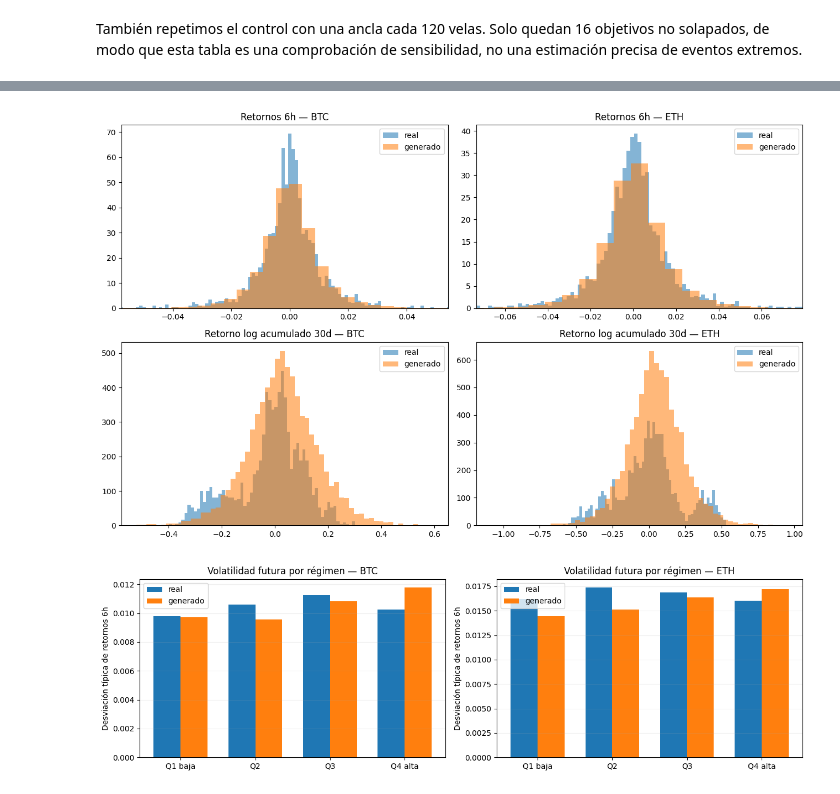
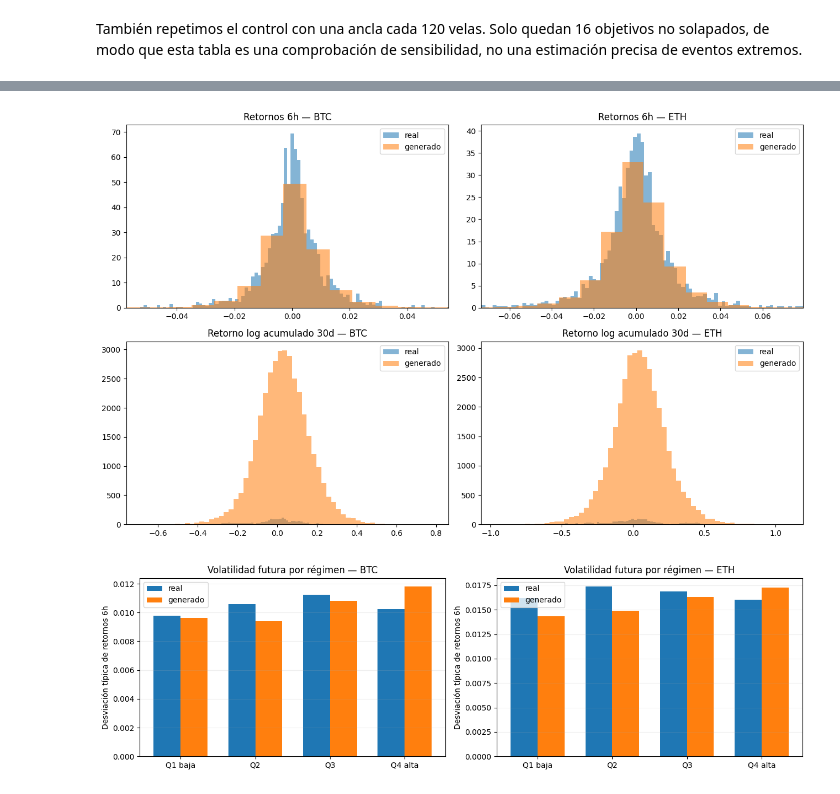
Before and after one commit to hipaor01/Taller_Generativos, a Jupyter notebook: notebooks/CVAE_BTC_ETH.ipynb, the cells around one changed output, grey strips where cells are left out. Saved outputs shown, nothing was run; the diff lists cells and outputs as text; code cells hidden in the pictures.

Commit message:
Use common trajectory evaluator in CVAE notebook

```diff
--- a/notebooks/CVAE_BTC_ETH.ipynb
+++ b/notebooks/CVAE_BTC_ETH.ipynb
@@ -29,7 +29,6 @@ import warnings
 import matplotlib.pyplot as plt
 import numpy as np
 import pandas as pd
-from scipy.stats import wasserstein_distance
 import tensorflow as tf
 from tensorflow import keras
 from tensorflow.keras import layers
@@ -44,6 +43,15 @@ if not (ROOT / "data").exists():
     ROOT = ROOT.parent
 sys.path.insert(0, str(ROOT / "src"))
 
+from crypto_generative.evaluation import (
+    CrossAssetDependenceConfig,
+    DiversityMemorizationConfig,
+    RiskMetricsConfig,
+    TemporalDependenceConfig,
+    TrajectoryEvaluator,
+    TrajectoryMetricsConfig,
+)
+
 DATASET_PATH = ROOT / "data/normalized/binance/btc_eth_6h_c240_t120_train_normalized.npz"
 SPLIT_PATH = ROOT / "data/splits/binance/btc_eth_6h_c240_t120_purged_split.npz"
 OUTPUT_DIR = ROOT / "outputs/cvae_best"
@@ -52,13 +60,13 @@ BATCH_SIZE = 128
 MAX_EPOCHS = 60
 PATIENCE = 10
 SEED = 42
-SCENARIOS_PER_CONDITION = 4
+SCENARIOS_PER_CONDITION = 20
 
 keras.utils.set_random_seed(SEED)
 
 print("TensorFlow:", tf.__version__)
 print("Dispositivos:", tf.config.list_physical_devices())
-print("Raíz del proyecto:", ROOT)
+print("Raíz del proyecto detectada:", ROOT.name)
 # %% [output]
 TensorFlow: 2.21.0
 Dispositivos: [PhysicalDevice(name='/physical_device:CPU:0', device_type='CPU')]
@@ -730,0 +634,27 @@ pd.Series(test_metrics, name="valor").to_frame()
+# %%
+test_conditions_flat = np.repeat(c_test, SCENARIOS_PER_CONDITION, axis=0)
+generated_normalized_flat = sample_decoder(
+    decoder, test_conditions_flat, seed=20_260_805
+)
+generated_conditional_normalized = generated_normalized_flat.reshape(
+    len(x_test), SCENARIOS_PER_CONDITION, *x_test.shape[1:]
+)
+
+reference_returns = (
+    x_test * return_scale[None, None, :] + return_mean[None, None, :]
+).astype(np.float64)
+training_returns = (
+    x_train * return_scale[None, None, :] + return_mean[None, None, :]
+).astype(np.float64)
+generated_conditional_returns = (
+    generated_conditional_normalized * return_scale[None, None, None, :]
+    + return_mean[None, None, None, :]
+).astype(np.float64)
+generated_returns = generated_conditional_returns.reshape(
+    -1, generated_conditional_returns.shape[-2], generated_conditional_returns.shape[-1]
+)
+
+evaluator = TrajectoryEvaluator(assets=assets.tolist())
+print("Referencia:", reference_returns.shape)
+print("Candidato condicional:", generated_conditional_returns.shape)
+print("Candidato aplanado:", generated_returns.shape)
@@ -764,25 +912,25 @@ Anclas no solapadas: 16
 # %%
-real_test_returns = test_real * return_scale[None, None, :] + return_mean[None, None, :]
-generated_test_returns = test_generated * return_scale[None, None, :] + return_mean[None, None, :]
+real_test_returns = reference_returns
+generated_test_returns = generated_returns
 
 fig, axes = plt.subplots(2, 2, figsize=(13, 8))
 for asset_index, asset in enumerate(assets):
     axes[0, asset_index].hist(real_test_returns[:, :, asset_index].ravel(), bins=120, density=True, alpha=0.55, label="real")
     axes[0, asset_index].hist(generated_test_returns[:, :, asset_index].ravel(), bins=120, density=True, alpha=0.55, label="generado")
     axes[0, asset_index].set_title(f"Retornos 6h — {asset}")
     axes[0, asset_index].set_xlim(
         np.quantile(real_test_returns[:, :, asset_index], 0.001),
         np.quantile(real_test_returns[:, :, asset_index], 0.999),
     )
     axes[0, asset_index].legend()
     axes[1, asset_index].hist(real_test_returns[:, :, asset_index].sum(1), bins=60, alpha=0.55, label="real")
     axes[1, asset_index].hist(generated_test_returns[:, :, asset_index].sum(1), bins=60, alpha=0.55, label="generado")
     axes[1, asset_index].set_title(f"Retorno log acumulado 30d — {asset}")
     axes[1, asset_index].legend()
 plt.tight_layout()
 plt.show()
 # %% [output]
-[figure, old version]
+[figure, new version]
 # %%
 test_regime_score = c_test[:, [1, 7]].mean(axis=1)
 regime_ids = np.digitize(test_regime_score, np.quantile(test_regime_score, [0.25, 0.5, 0.75]))
```
Also changed, not shown: parts of 21 cells of this notebook, 2 other files.
